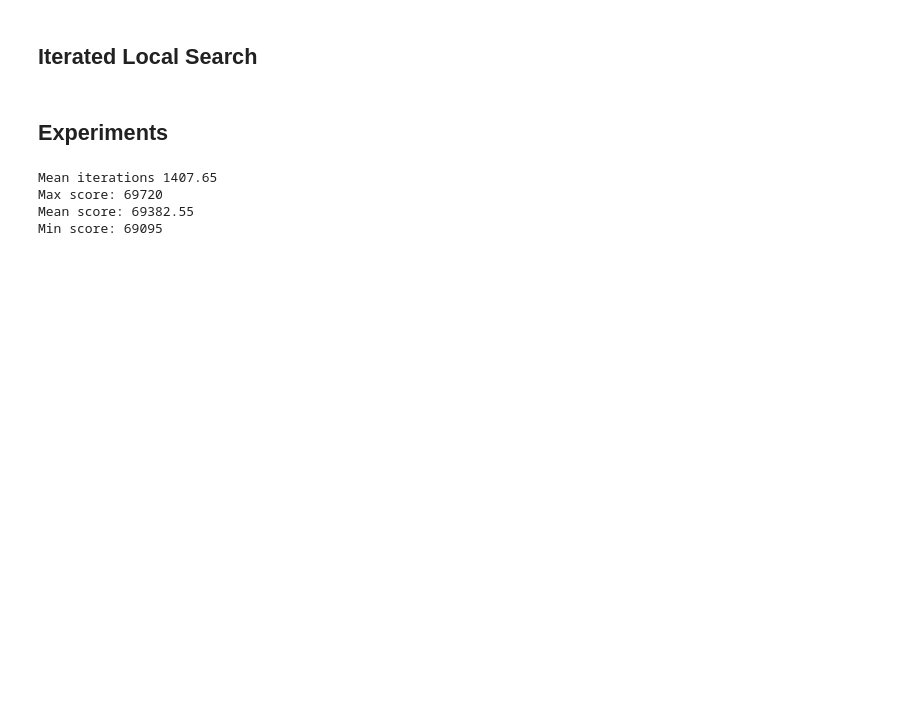
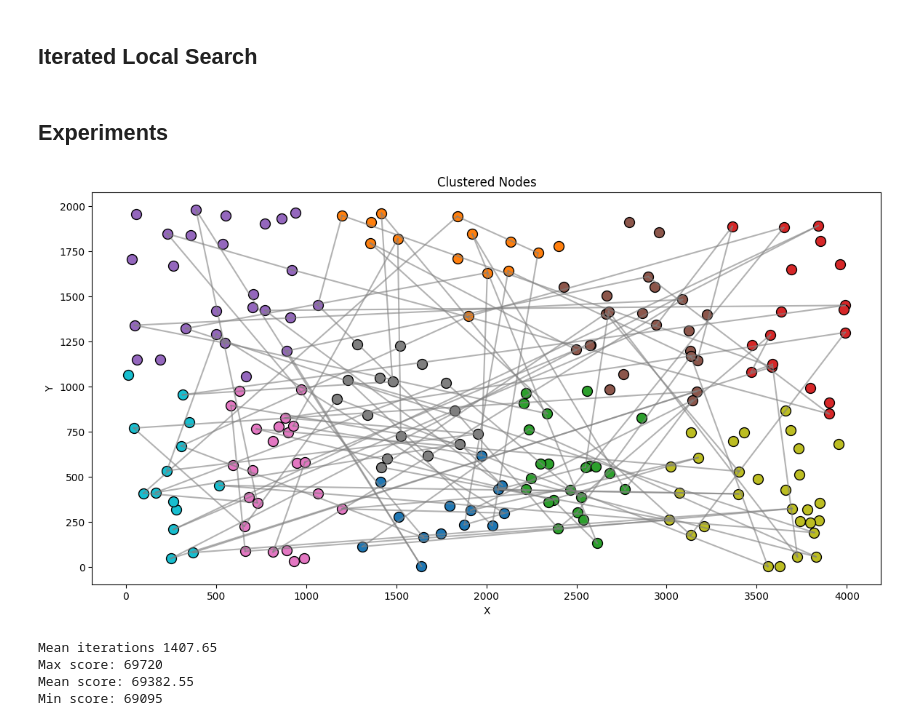
Before and after one commit to MatTheTab/Evolutionary-Computation, a Jupyter notebook: Assignment 10 Own Method/Assignment_10_MSLS_ILS.ipynb, the cells around one changed output. Saved outputs shown, nothing was run; the diff lists cells and outputs as text; code cells hidden in the pictures; blank space fills up the shorter version.

Commit message:
Add cluster plot

```diff
--- a/Assignment 10 Own Method/Assignment_10_MSLS_ILS.ipynb
+++ b/Assignment 10 Own Method/Assignment_10_MSLS_ILS.ipynb
@@ -824,6 +824,49 @@ def biased_random_walk(distance_matrix, weights, start_node):
         current_node = next_node
 
     return selected_nodes, calculate_score(selected_nodes, distance_matrix, weights)
+# %%
+def plot_clusters(distance_matrix, weights, start_node):
+    num_clusters=10
+    coordinates = df[["x", "y"]].values
+    kmeans = KMeans(n_clusters=num_clusters, random_state=42)
+    cluster_labels = kmeans.fit_predict(coordinates)
+
+    selected_nodes = []
+    for cluster in range(num_clusters):
+        cluster_indices = np.where(cluster_labels == cluster)[0]
+        cluster_weights = weights[cluster_indices]
+        sorted_indices = cluster_indices[np.argsort(cluster_weights)]
+        selected_nodes.extend(sorted_indices[: max(1, 100 // num_clusters)])
+
+    solution = list(np.random.choice(selected_nodes, 100, replace=False))
+    # score = calculate_score(solution, distance_matrix, weights)
+
+    plt.figure(figsize=(14, 7))
+    num_clusters = len(set(cluster_labels))
+    cmap = cm.get_cmap('tab10', num_clusters)
+
+    for cluster in range(num_clusters):
+        cluster_points = coordinates[cluster_labels == cluster]
+        cluster_weights = weights[cluster_labels == cluster]
+        plt.scatter(cluster_points[:, 0], cluster_points[:, 1], c=[cmap(cluster)], label=f'Cluster {cluster}', s=100, edgecolors='black')
+
+    if solution is not None:
+        for start, end in zip(solution[:-1], solution[1:]):
+            plt.plot([df.x[start], df.x[end]], [df.y[start], df.y[end]], color='gray', alpha=0.6)
+        plt.plot([df.x[solution[-1]], df.x[solution[0]]], [df.y[solution[-1]], df.y[solution[0]]], color='gray', alpha=0.6)
+
+    # plt.colorbar(cm.ScalarMappable(cmap=cmap, norm=plt.Normalize(vmin=0, vmax=num_clusters - 1)), label='Cluster')
+    plt.xlabel('X')
+    plt.ylabel('Y')
+    plt.title('Clustered Nodes')
+    # plt.legend()
+    plt.grid(False)
+    plt.show()
+
+# --- Example Usage ---
+plot_clusters(distance_matrix, weights, 0)
+# %% [output]
+[figure, added]
 # %%
 ils_allowed_time = 97.98816983699798
 # %%
```
